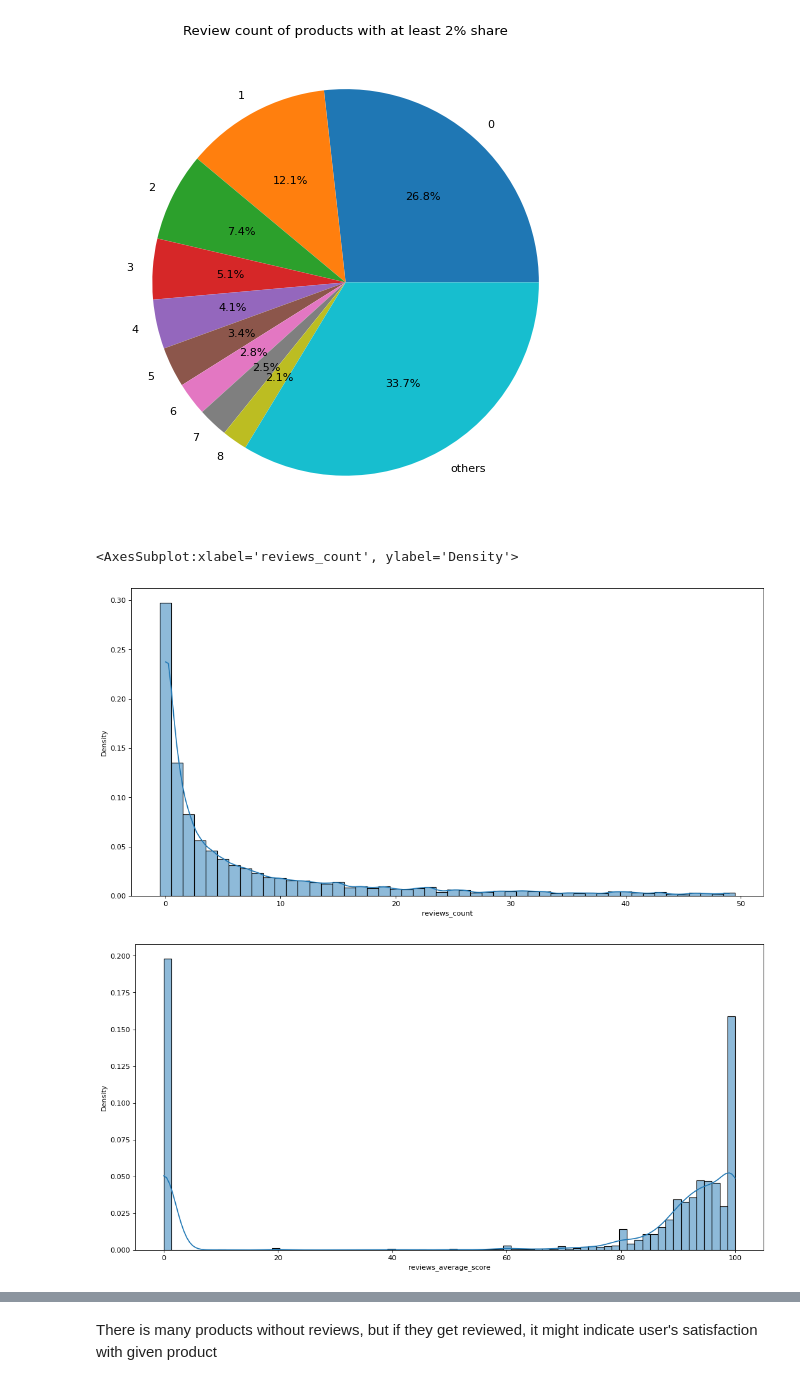
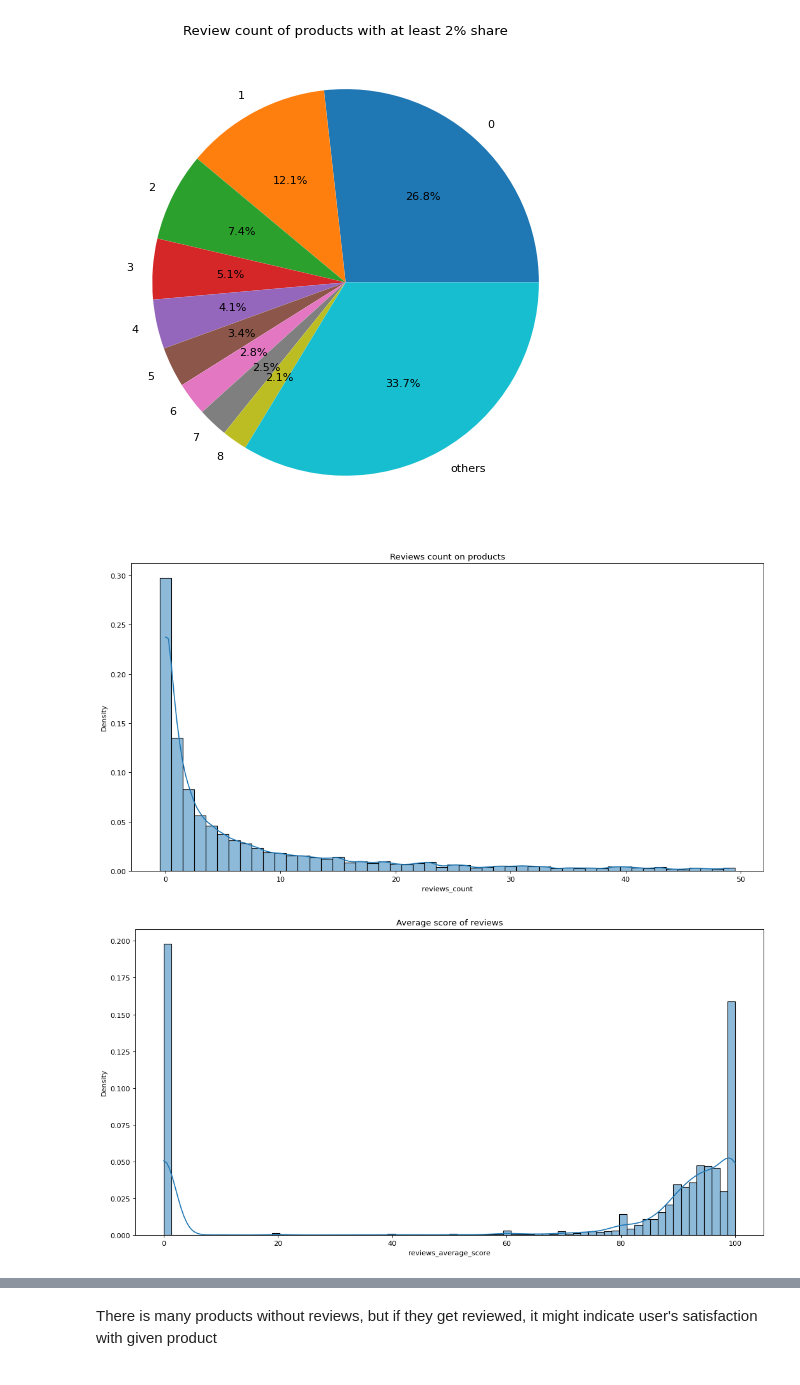
Before and after one commit to xSchon/BP, a Jupyter notebook: 01.EDA.ipynb, the cells around one changed output, grey strips where cells are left out. Cells and saved outputs as stored; diff of their text form; code cells hidden in the pictures.

```diff
--- a/01.EDA.ipynb
+++ b/01.EDA.ipynb
@@ -422,15 +425,15 @@ plt.show()
 # %% [output]
 [figure]
 # %%
-sns.histplot(data[data.reviews_count.__lt__(50)].reviews_count, kde=True, discrete=True, stat='density')
 # Almost 30% of products got 0 reviews
+sns.histplot(data[data.reviews_count.__lt__(50)].reviews_count, kde=True, discrete=True, stat='density').set(title='Reviews count on products')
+plt.show()
 # %% [output]
-<AxesSubplot:xlabel='reviews_count', ylabel='Density'>
-[figure, old version]
+[figure, new version]
 # %%
-# some of the reviews are from an old eshop, that's why we can have higher than 0 score on product with 0 reviews
-sns.histplot(data.reviews_average_score, kde=True, stat='density')
+# Some of the reviews are from an old eshop, that's why we can have higher than 0 score on product with 0 reviews
+sns.histplot(data.reviews_average_score, kde=True, stat='density').set(title='Average score of reviews')
 plt.show()
 # %% [output]
-[figure, old version]
+[figure, new version]
 # %%
```
Also changed, not shown: parts of 22 cells of this notebook, 5 other files.
